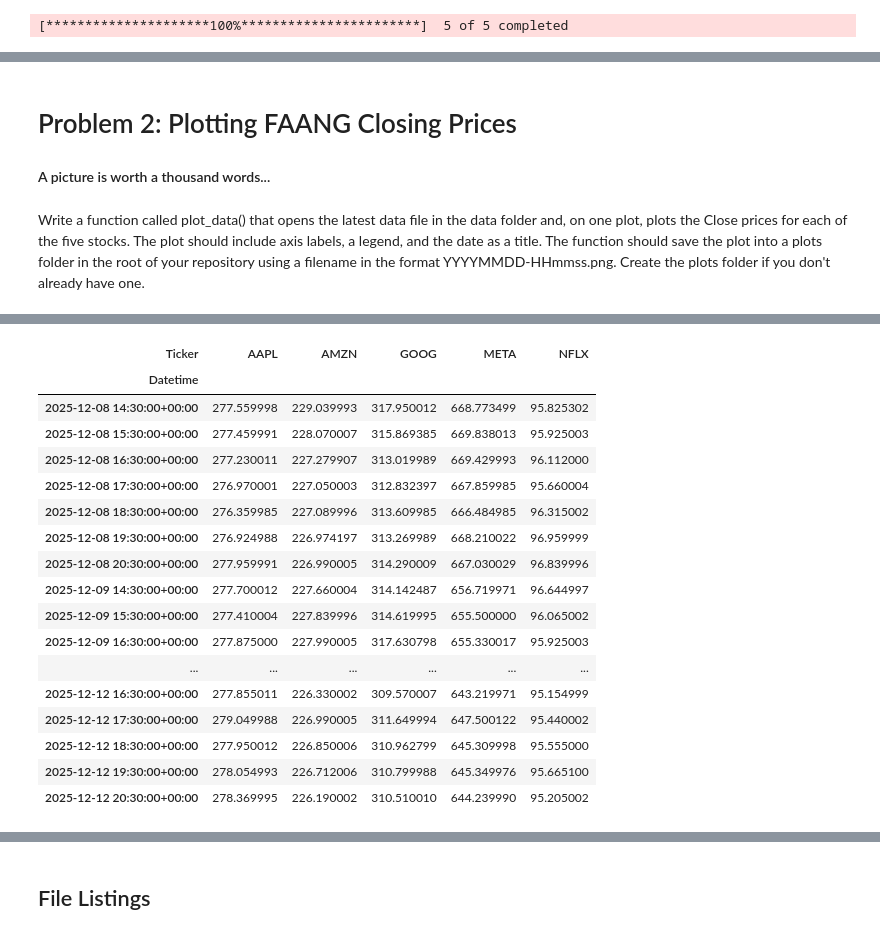
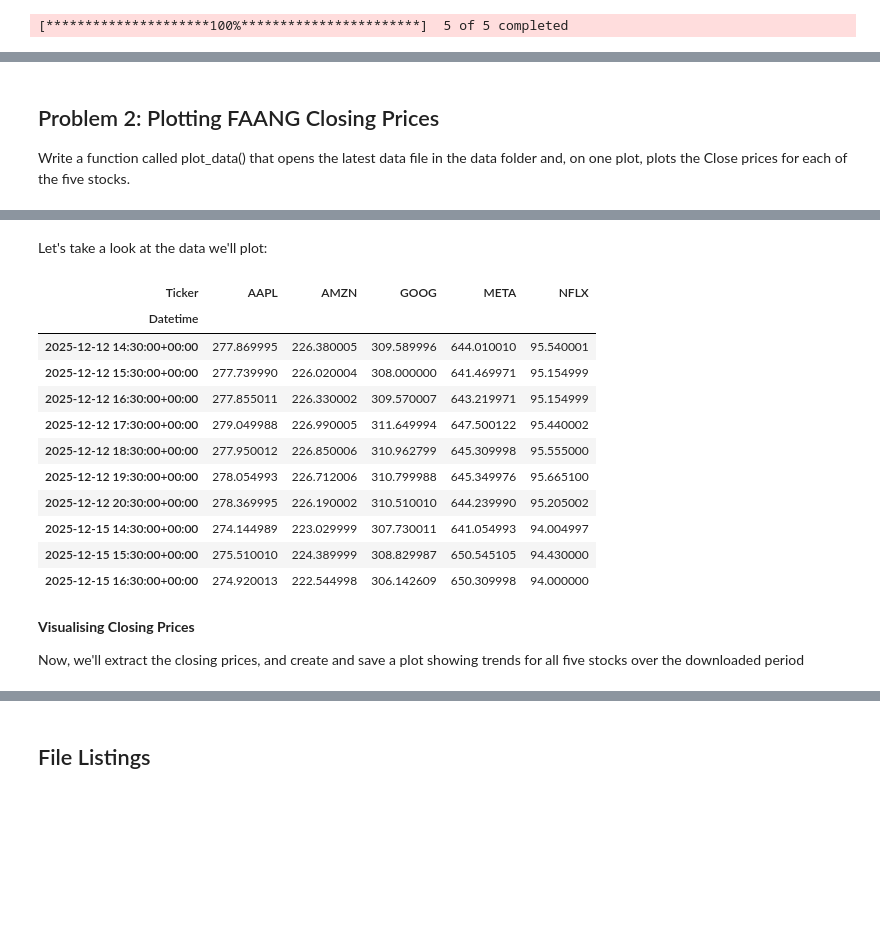
Before and after one commit to marianemcgrath/comp_infrastructure_assessment, a Jupyter notebook: problems.ipynb, the cells around one changed output, grey strips where cells are left out. Saved outputs shown, nothing was run; the diff lists cells and outputs as text; code cells hidden in the pictures; blank space fills up the shorter version.

```diff
--- a/problems.ipynb
+++ b/problems.ipynb
@@ -93,11 +78,9 @@ filename = 'data/' + now.strftime('%Y%m%d_%H%M%S') + ".csv"
 # Save data to CSV File
 df.to_csv(filename)
 # %% [markdown]
-# Problem 2: Plotting FAANG Closing Prices
+## Problem 2: Plotting FAANG Closing Prices
 
-#### A picture is worth a thousand words...
+Write a function called plot_data() that opens the latest data file in the data folder and, on one plot, plots the Close prices for each of the five stocks.
-# %% [markdown]
-Write a function called plot_data() that opens the latest data file in the data folder and, on one plot, plots the Close prices for each of the five stocks. The plot should include axis labels, a legend, and the date as a title. The function should save the plot into a plots folder in the root of your repository using a filename in the format YYYYMMDD-HHmmss.png. Create the plots folder if you don't already have one.
 # %%
 # Import matplotlib for plotting the data
 import matplotlib.pyplot as plt
@@ -122,26 +105,26 @@ MultiIndex([( 'Close', 'AAPL'),
             ('Volume', 'META'),
             ('Volume', 'NFLX')],
            names=['Price', 'Ticker'])
+# %% [markdown]
+Let's take a look at the data we'll plot:
 # %%
 # Display Close prices only
-df['Close']
+df['Close'].head(10)
 # %% [output]
 | Ticker | AAPL | AMZN | GOOG | META | NFLX |
 | Datetime |  |  |  |  |  |
-| 2025-12-08 14:30:00+00:00 | 277.559998 | 229.039993 | 317.950012 | 668.773499 | 95.825302 |
-| 2025-12-08 15:30:00+00:00 | 277.459991 | 228.070007 | 315.869385 | 669.838013 | 95.925003 |
-| 2025-12-08 16:30:00+00:00 | 277.230011 | 227.279907 | 313.019989 | 669.429993 | 96.112000 |
-| 2025-12-08 17:30:00+00:00 | 276.970001 | 227.050003 | 312.832397 | 667.859985 | 95.660004 |
-| 2025-12-08 18:30:00+00:00 | 276.359985 | 227.089996 | 313.609985 | 666.484985 | 96.315002 |
-| 2025-12-08 19:30:00+00:00 | 276.924988 | 226.974197 | 313.269989 | 668.210022 | 96.959999 |
-| 2025-12-08 20:30:00+00:00 | 277.959991 | 226.990005 | 314.290009 | 667.030029 | 96.839996 |
-| 2025-12-09 14:30:00+00:00 | 277.700012 | 227.660004 | 314.142487 | 656.719971 | 96.644997 |
-| 2025-12-09 15:30:00+00:00 | 277.410004 | 227.839996 | 314.619995 | 655.500000 | 96.065002 |
-| 2025-12-09 16:30:00+00:00 | 277.875000 | 227.990005 | 317.630798 | 655.330017 | 95.925003 |
-| ... | ... | ... | ... | ... | ... |
+| 2025-12-12 14:30:00+00:00 | 277.869995 | 226.380005 | 309.589996 | 644.010010 | 95.540001 |
+| 2025-12-12 15:30:00+00:00 | 277.739990 | 226.020004 | 308.000000 | 641.469971 | 95.154999 |
 | 2025-12-12 16:30:00+00:00 | 277.855011 | 226.330002 | 309.570007 | 643.219971 | 95.154999 |
 | 2025-12-12 17:30:00+00:00 | 279.049988 | 226.990005 | 311.649994 | 647.500122 | 95.440002 |
 | 2025-12-12 18:30:00+00:00 | 277.950012 | 226.850006 | 310.962799 | 645.309998 | 95.555000 |
 | 2025-12-12 19:30:00+00:00 | 278.054993 | 226.712006 | 310.799988 | 645.349976 | 95.665100 |
 | 2025-12-12 20:30:00+00:00 | 278.369995 | 226.190002 | 310.510010 | 644.239990 | 95.205002 |
+| 2025-12-15 14:30:00+00:00 | 274.144989 | 223.029999 | 307.730011 | 641.054993 | 94.004997 |
+| 2025-12-15 15:30:00+00:00 | 275.510010 | 224.389999 | 308.829987 | 650.545105 | 94.430000 |
+| 2025-12-15 16:30:00+00:00 | 274.920013 | 222.544998 | 306.142609 | 650.309998 | 94.000000 |
+# %% [markdown]
+**Visualising Closing Prices**
+
+Now, we'll extract the closing prices, and create and save a plot showing trends for all five stocks over the downloaded period
 # %%
```
Also changed, not shown: parts of 26 cells of this notebook, 4 other files.
